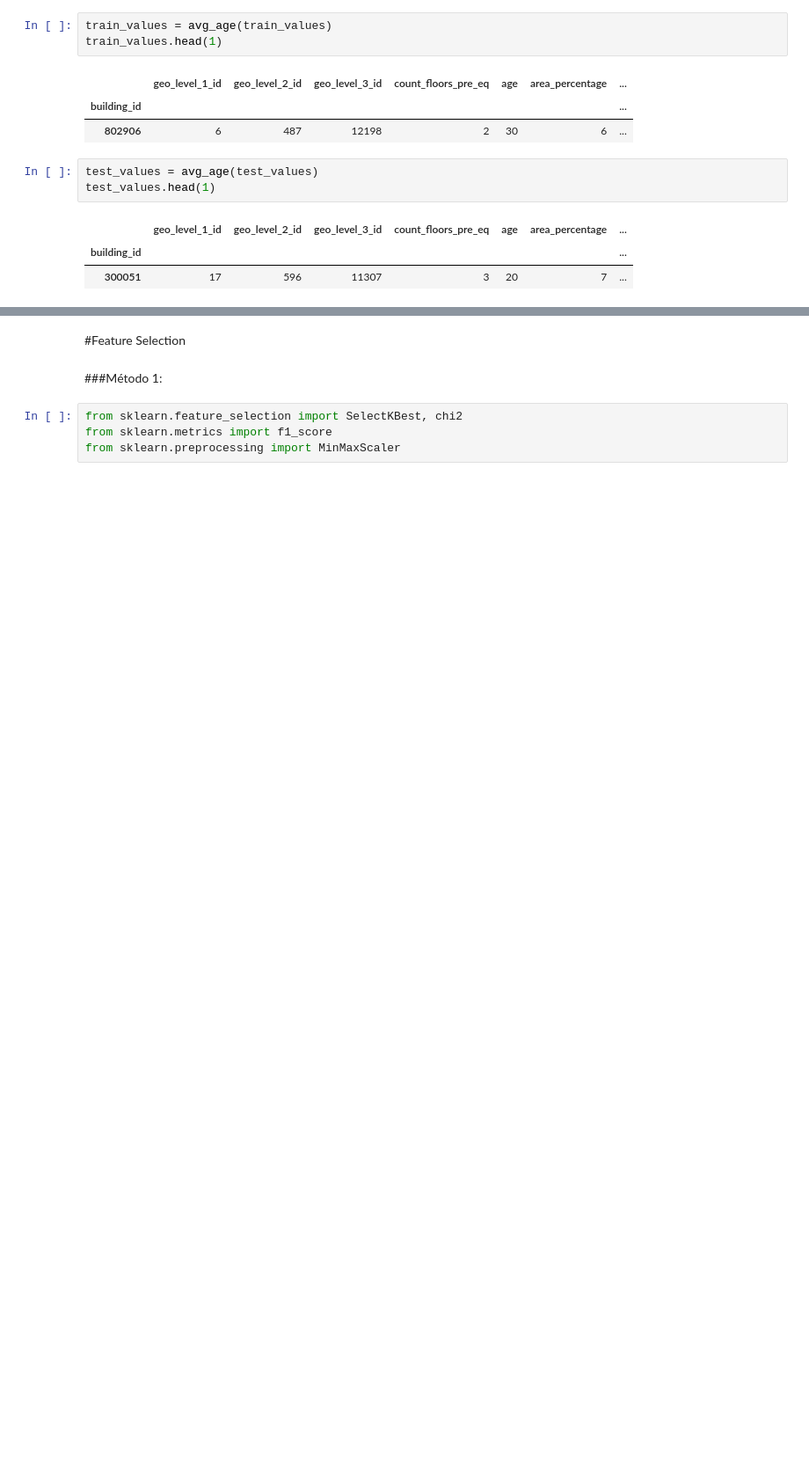
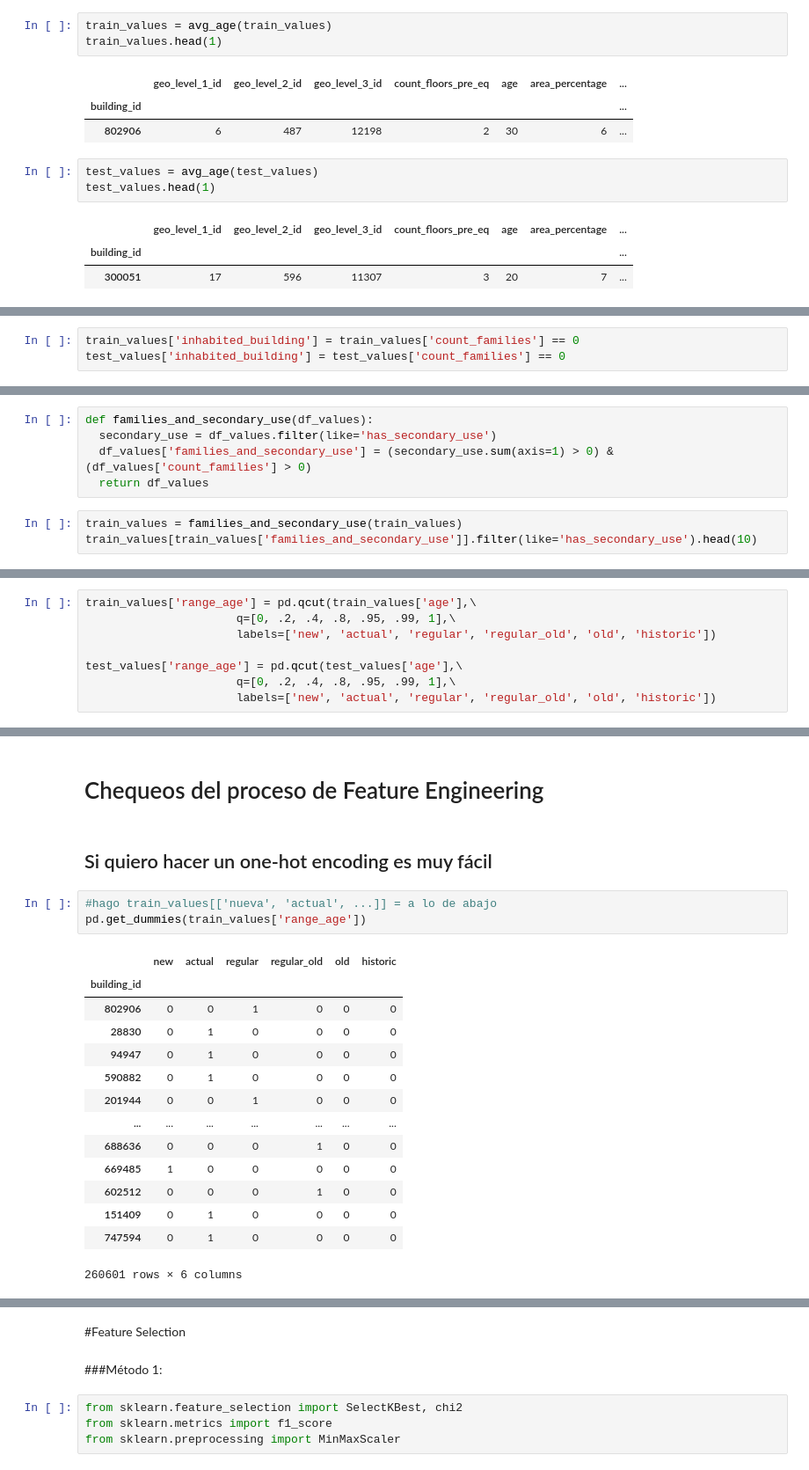
Before and after one commit to gsabatino9/OrganizacionDeDatos, a Jupyter notebook: data/feature_engineering.ipynb, the cells around one changed output, grey strips where cells are left out. Shown at 88% size. Drawn from its saved outputs; the diff is of its cells as text; blank space fills up the shorter version.

Commit message:
feature_engineering reforzado

```diff
--- a/data/feature_engineering.ipynb
+++ b/data/feature_engineering.ipynb
@@ -213,0 +301,3 @@ test_values.head(1)
+# %%
+train_values['inhabited_building'] = train_values['count_families'] == 0
+test_values['inhabited_building'] = test_values['count_families'] == 0
@@ -213,0 +340,8 @@ test_values.head(1)
+# %%
+def families_and_secondary_use(df_values):
+  secondary_use = df_values.filter(like='has_secondary_use')
+  df_values['families_and_secondary_use'] = (secondary_use.sum(axis=1) > 0) & (df_values['count_families'] > 0)
+  return df_values
+# %%
+train_values = families_and_secondary_use(train_values)
+train_values[train_values['families_and_secondary_use']].filter(like='has_secondary_use').head(10)
@@ -213,0 +397,8 @@ test_values.head(1)
+# %%
+train_values['range_age'] = pd.qcut(train_values['age'],\
+                      q=[0, .2, .4, .8, .95, .99, 1],\
+                      labels=['new', 'actual', 'regular', 'regular_old', 'old', 'historic'])
+
+test_values['range_age'] = pd.qcut(test_values['age'],\
+                      q=[0, .2, .4, .8, .95, .99, 1],\
+                      labels=['new', 'actual', 'regular', 'regular_old', 'old', 'historic'])
@@ -213,0 +425,22 @@ test_values.head(1)
+# %% [markdown]
+# Chequeos del proceso de Feature Engineering
+# %% [markdown]
+## Si quiero hacer un one-hot encoding es muy fácil
+# %%
+#hago train_values[['nueva', 'actual', ...]] = a lo de abajo
+pd.get_dummies(train_values['range_age'])
+# %% [output]
+|  | new | actual | regular | regular_old | old | historic |
+| building_id |  |  |  |  |  |  |
+| 802906 | 0 | 0 | 1 | 0 | 0 | 0 |
+| 28830 | 0 | 1 | 0 | 0 | 0 | 0 |
+| 94947 | 0 | 1 | 0 | 0 | 0 | 0 |
+| 590882 | 0 | 1 | 0 | 0 | 0 | 0 |
+| 201944 | 0 | 0 | 1 | 0 | 0 | 0 |
+| ... | ... | ... | ... | ... | ... | ... |
+| 688636 | 0 | 0 | 0 | 1 | 0 | 0 |
+| 669485 | 1 | 0 | 0 | 0 | 0 | 0 |
+| 602512 | 0 | 0 | 0 | 1 | 0 | 0 |
+| 151409 | 0 | 1 | 0 | 0 | 0 | 0 |
+| 747594 | 0 | 1 | 0 | 0 | 0 | 0 |
+260601 rows × 6 columns
```
Also changed, not shown: parts of 66 cells of this notebook, 2 other files.
